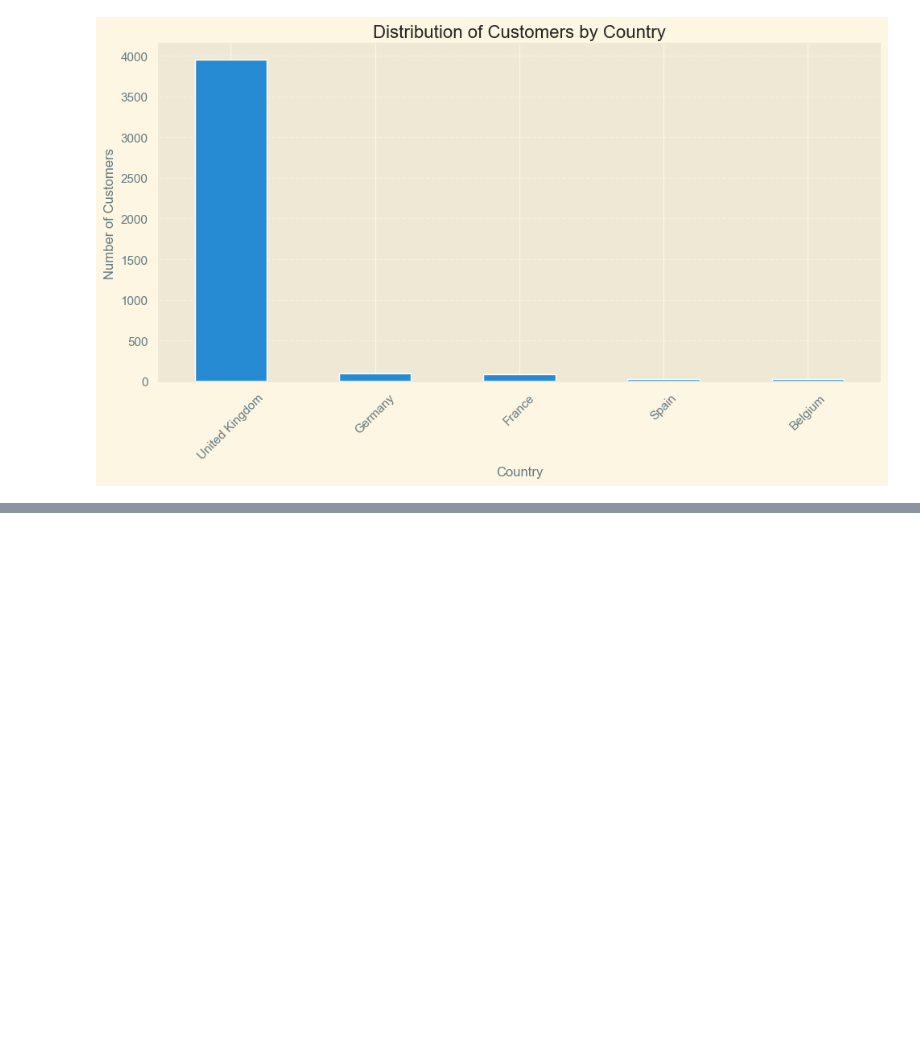
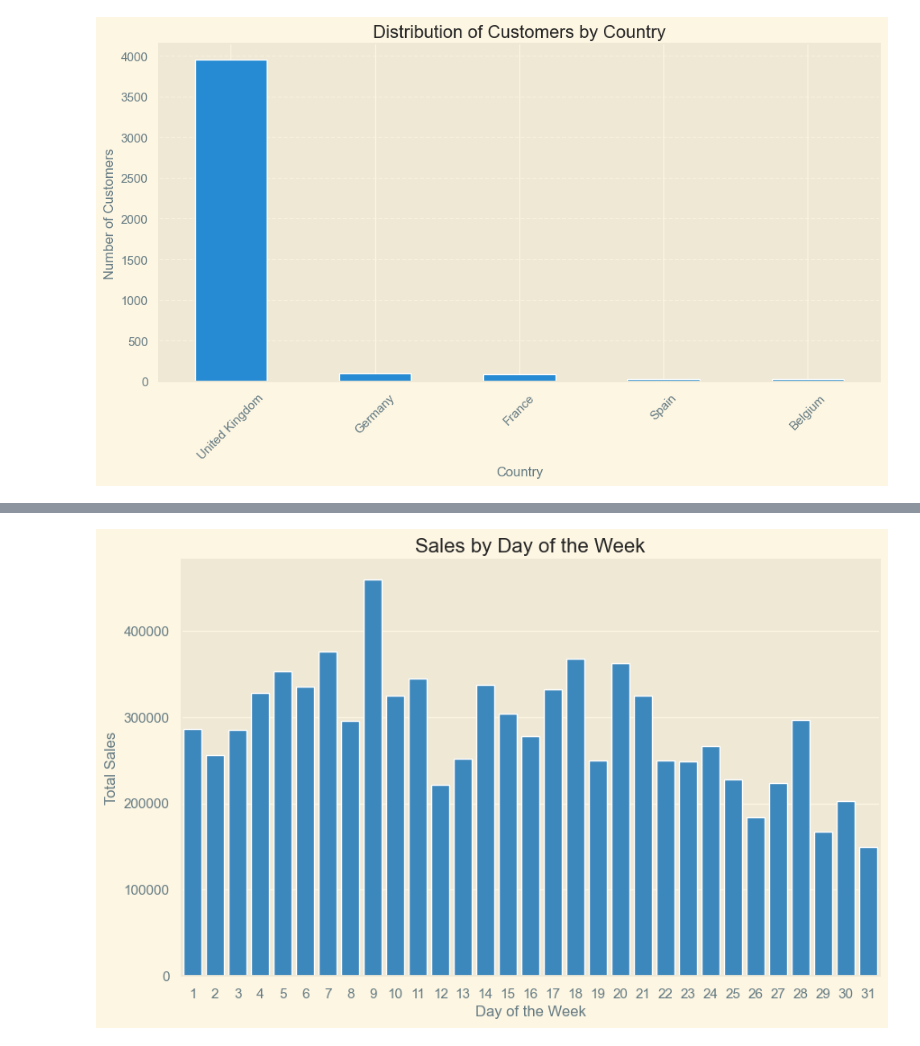
Before and after one commit to Mudhya19/Prediction-Consumers-in-Fashion-Retail, a Jupyter notebook: prediction_consumers_fashion_retail.ipynb, the cells around one changed output, grey strips where cells are left out. Drawn from its saved outputs; the diff is of its cells as text; code cells hidden in the pictures; blank space fills up the shorter version.

```diff
--- a/prediction_consumers_fashion_retail.ipynb
+++ b/prediction_consumers_fashion_retail.ipynb
@@ -466,0 +516,11 @@ plt.show()
+# %%
+# Visualize sales by day of the week
+plt.figure(figsize=(10, 6))
+sns.barplot(x='Day', y='TotalSales', data=df.groupby(
+    'Day')['TotalSales'].sum().reset_index())
+plt.title("Sales by Day of the Week")
+plt.xlabel("Day of the Week")
+plt.ylabel("Total Sales")
+plt.show()
+# %% [output]
+[figure, added]
```
Also changed, not shown: parts of 10 cells of this notebook.
